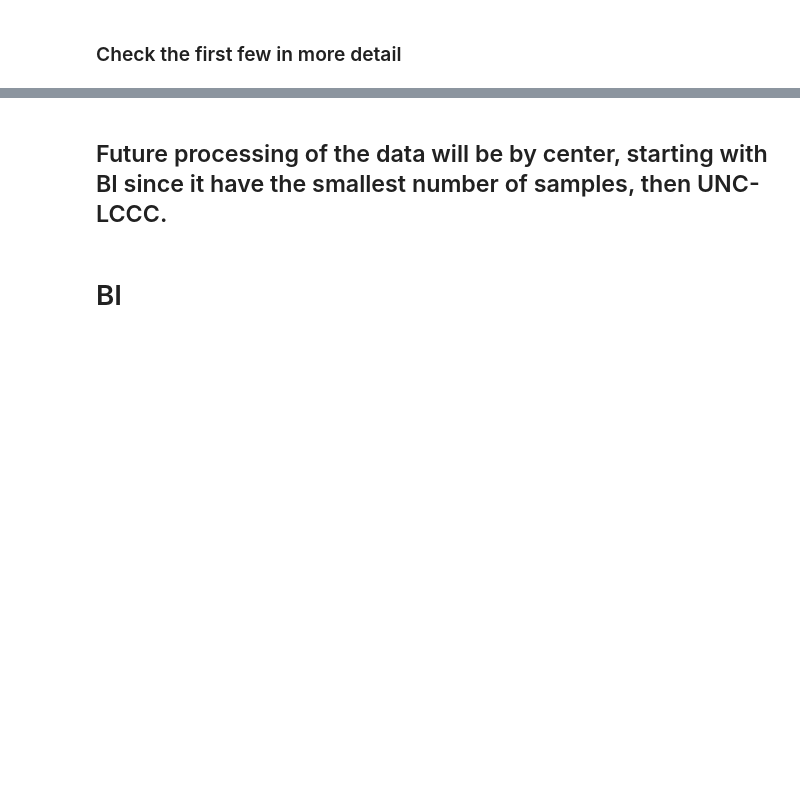
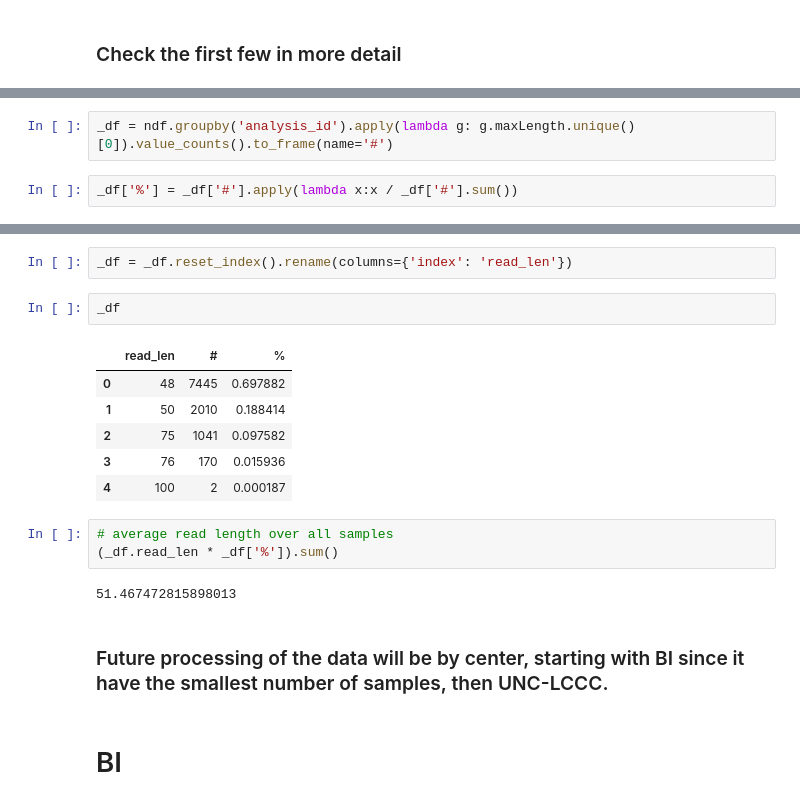
Before and after one commit to bcgsc/tasrkleat-TCGA-analysis-scripts, a Jupyter notebook: notebooks/TCGA-RNA-Seq-FASTA-read-length-analysis.ipynb, the cells around one changed output, grey strips where cells are left out. Cells and saved outputs as stored; diff of their text form; blank space fills up the shorter version.

```diff
--- a/notebooks/TCGA-RNA-Seq-FASTA-read-length-analysis.ipynb
+++ b/notebooks/TCGA-RNA-Seq-FASTA-read-length-analysis.ipynb
@@ -528,0 +634,4 @@ ndf[ndf.aliquot_id == '1B907925-B33C-4E4A-96E0-65F15B4712B9']
+# %%
+_df = ndf.groupby('analysis_id').apply(lambda g: g.maxLength.unique()[0]).value_counts().to_frame(name='#')
+# %%
+_df['%'] = _df['#'].apply(lambda x:x / _df['#'].sum())
@@ -529,5 +647,21 @@ ndf[ndf.aliquot_id == '1B907925-B33C-4E4A-96E0-65F15B4712B9']
+# %%
+_df = _df.reset_index().rename(columns={'index': 'read_len'})
+# %%
+_df
+# %% [output]
+|  | read_len | # | % |
+| 0 | 48 | 7445 | 0.697882 |
+| 1 | 50 | 2010 | 0.188414 |
+| 2 | 75 | 1041 | 0.097582 |
+| 3 | 76 | 170 | 0.015936 |
+| 4 | 100 | 2 | 0.000187 |
+# %%
+# average read length over all samples
+(_df.read_len * _df['%']).sum()
+# %% [output]
+51.467472815898013
 # %% [markdown]
-## Future processing of the data will be by center, starting with BI since it have the smallest number of samples, then UNC-LCCC.
+### Future processing of the data will be by center, starting with BI since it have the smallest number of samples, then UNC-LCCC.
 # %% [markdown]
 # BI
 # %%
```
Also changed, not shown: parts of 69 cells of this notebook.
